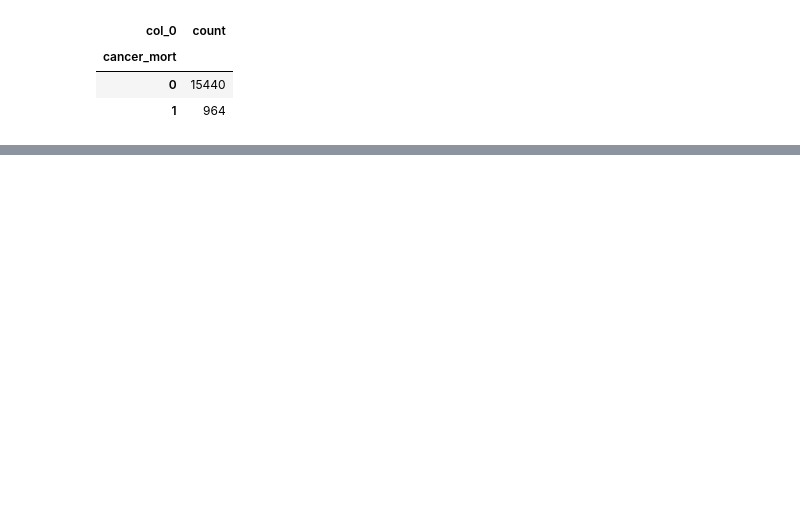
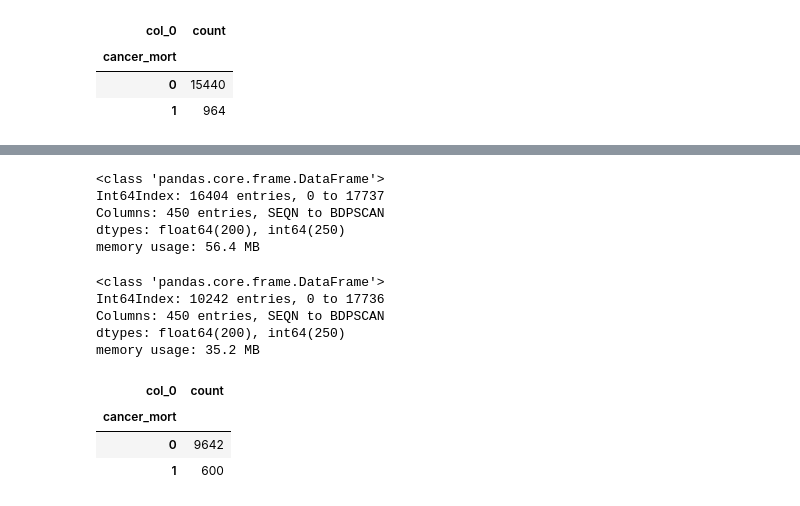
Before and after one commit to BIOF309/group-project-the_git_that_keeps_on_gitting, a Jupyter notebook: NHANES_final.ipynb, the cells around one changed output, grey strips where cells are left out. Saved outputs shown, nothing was run; the diff lists cells and outputs as text; code cells hidden in the pictures; blank space fills up the shorter version.

```diff
--- a/NHANES_final.ipynb
+++ b/NHANES_final.ipynb
@@ -306,0 +335,47 @@ sns.heatmap(corr)
+# %%
+#2: compare correlation and remove those with correlation higher than 0.9
+
+columns = np.full((corr.shape[0]), True, dtype=bool)
+for i in range(corr.shape[0]):
+    for j in range(i+1, corr.shape[0]):
+        if corr.iloc[i,j] >= 0.9:
+            if columns[j]:
+                columns[j] = False
+
+selected_columns = df_merged6.columns[columns]
+df_merged7 = df_merged6[selected_columns]
+
+df_merged7.info()
+
+# 16,404 entries; 450 columns
+# %% [output]
+<class 'pandas.core.frame.DataFrame'>
+Int64Index: 16404 entries, 0 to 17737
+Columns: 450 entries, SEQN to BDPSCAN
+dtypes: float64(200), int64(250)
+memory usage: 56.4 MB
+# %%
+# delete entries with missing value (NaN) in any of the columns
+# make all variables numeric type
+
+df_merged8 = df_merged7.dropna(axis=0, how='any', thresh=None, subset=None, inplace=False)
+df_merged8.apply(pd.to_numeric)
+df_merged8.isna().sum().sum()
+df_merged8.info()
+
+# 10,242 entries; 450 columns
+# %% [output]
+<class 'pandas.core.frame.DataFrame'>
+Int64Index: 10242 entries, 0 to 17736
+Columns: 450 entries, SEQN to BDPSCAN
+dtypes: float64(200), int64(250)
+memory usage: 35.2 MB
+# %%
+cancer_mort_freq = pd.crosstab(index=df_merged8['cancer_mort'],
+                              columns = 'count')
+cancer_mort_freq
+# %% [output]
+| col_0 | count |
+| cancer_mort |  |
+| 0 | 9642 |
+| 1 | 600 |
```
Also changed, not shown: parts of 20 cells of this notebook.
